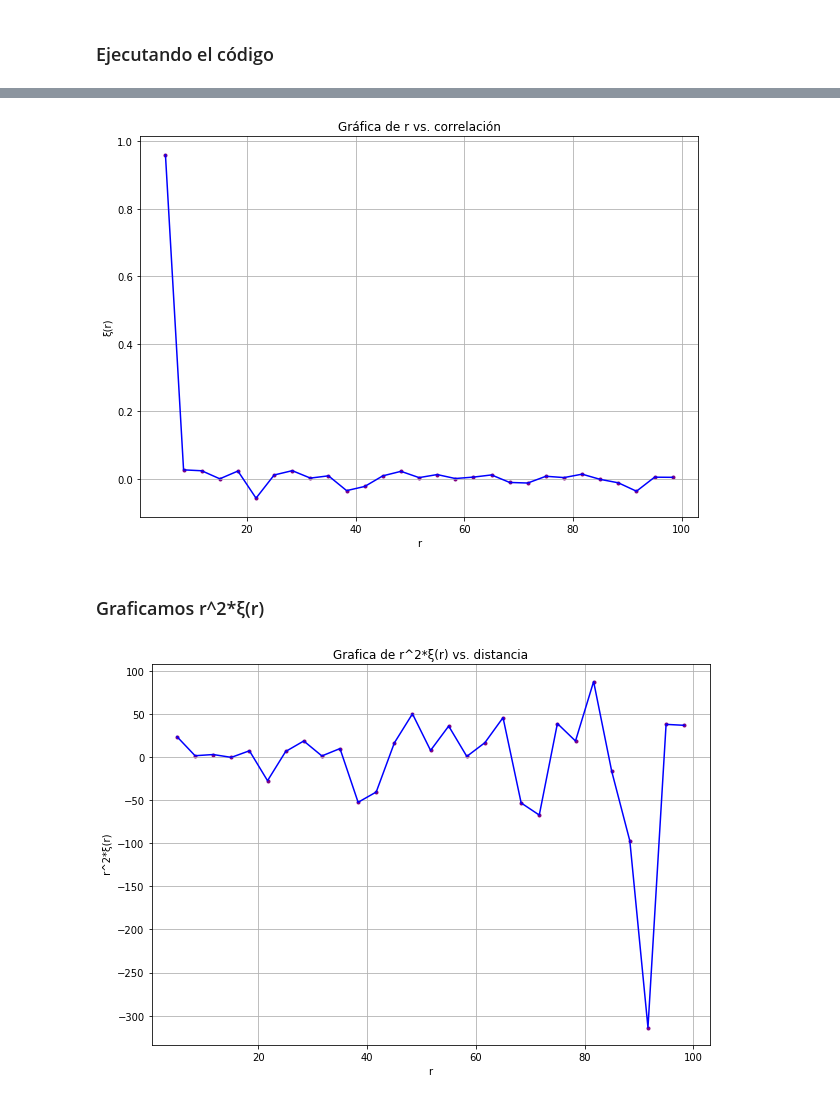
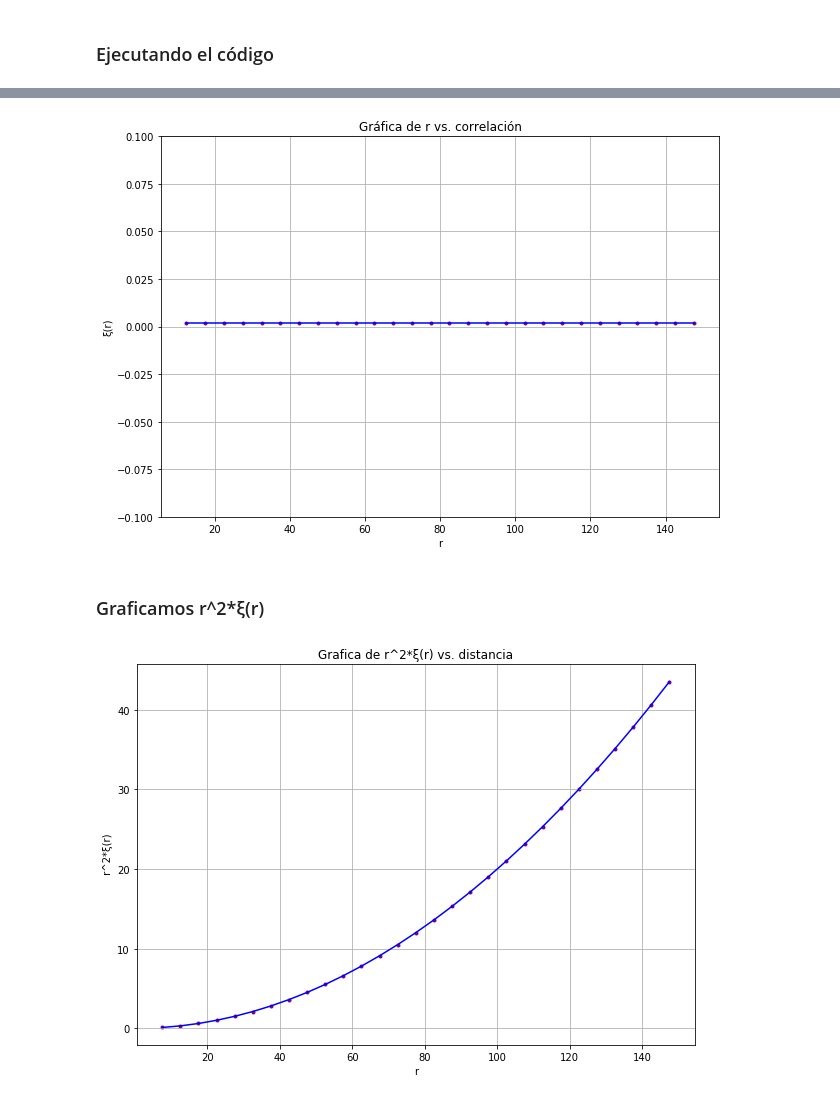
Before and after one commit to DCIDA2019/da2020-BubuDavid, a Jupyter notebook: Semana12/Quarantine 4th class - Busqueda de estructuras de datos puntutales.ipynb, the cells around one changed output, grey strips where cells are left out. Saved outputs shown, nothing was run; the diff lists cells and outputs as text; code cells hidden in the pictures.

```diff
--- a/Semana12/Quarantine 4th class - Busqueda de estructuras de datos puntutales.ipynb
+++ b/Semana12/Quarantine 4th class - Busqueda de estructuras de datos puntutales.ipynb
@@ -43,29 +43,32 @@ def generateCubeRandom(L=1, seed= False, numeroPuntos=5, dimensiones=3):
 # %% [markdown]
 #### Función de correlación
 # %%
-def distanciasPuntos(datos, bins):
+def distanciasPuntos(datos1, bins, datos2=[]):
     '''
-    Descripción: Calcula las distancias entre todos los puntos de un arreglo y los acomoda en un histograma.
+    Descripción: Calcula las distancias entre todos los puntos de dos arreglos por pares y los acomoda en un histograma.
     IN ={
-            datos: Los datos a manejar.
+            datos1 y datos2: Los datos a manejar.
             bins: Una lista con los bins de nuestro histograma.
         }
     OUT: Una lista con la frecuencia de distancias que se encuentran en los rangos de bins.
     '''
     # Transformamos a numpy arreglos para mayor facilidad
-    datos = np.array(datos)
+    datos1 = np.array(datos1)
+    # Checamos si datos2 está vacío
+    if datos2 == []:
+        datos2 = datos1
     # Creamos un histograma vacío.
-    histograma = np.histogram(np.zeros(shape=len(datos)),bins=bins)[0]
+    histograma = np.histogram(np.zeros(shape=len(datos1)),bins=bins)[0]
     # Recorremos punto por punto, sólo hay que recorrer esto una cantidad "datos" veces gracias a numpy
-    for index in datos:
-        aux=np.sum(np.square(datos - index), axis = 1)**(1/2)
+    for dato in datos1:
+        aux=np.sum(np.square(datos2 - dato), axis = 1)**(1/2)
         #aux = list(filter(lambda x: x != 0, np.sum(np.square(datos - index), axis = 1)**(1/2)))
 
         # Vamos creando nuestro histograma
         histograma += np.histogram(aux, bins=bins)[0]
 
     # Regresamos nuestro histograma, recordando que tenemos que dividir los valores entre dos porque se repiten.
-    return histograma / 2
+    return histograma
 # %%
 def funcionCorrelacion(datos, datosRandom, bins, L):
     '''
@@ -90,15 +93,15 @@ def funcionCorrelacion(datos, datosRandom, bins, L):
     f = math.factorial
     numeroParesDatos = f(numeroPuntosDatos)/(2*f(numeroPuntosDatos - 2))
     numeroParesRandom = f(numeroPuntosRandom)/(2*f(numeroPuntosRandom - 2))
-    numeroParesJuntos = f(numeroPuntosJuntos)/(2*f(numeroPuntosJuntos - 2))
+    numeroParesJuntos = numeroPuntosDatos*numeroPuntosRandom
     # Calculamos la separación que debe haber entre cada bin.
     separacionBins = [(Bin)*L/bins for Bin in range(bins+1)]
 
     # Ahora, calcularemos la distancia de cada uno de los puntos en datos, randomDistribution y en ambos en conjunto
     # Y las normalizamos
-    DD = distanciasPuntos(datos, bins=separacionBins) / numeroParesDatos
-    RR = distanciasPuntos(datosRandom, bins=separacionBins) / numeroParesRandom
-    DR = distanciasPuntos(datosJuntos, bins=separacionBins) / numeroParesJuntos
+    DD = distanciasPuntos(datos1=datos, bins=separacionBins) / numeroParesDatos / 2
+    RR = distanciasPuntos(datos1=datosRandom, bins=separacionBins) / numeroParesRandom / 2
+    DR = distanciasPuntos(datos1=datos, datos2=datosRandom, bins=separacionBins) / numeroParesJuntos
     # Este es el valor de la función de correlación
     correlacion = (DD - 2*DR + RR)/RR
     # Creamos nuestras distancias, siendo estas las medias de cada intervalo en nuestros histogramas
@@ -131,7 +134,7 @@ def graphCube(puntos, color="purple"):
 # %% [markdown]
 #### Graficar x,y normal
 # %%
-def graphFunction(x,y, color=["purple","blue"], labels=["x","y"], titulo="", scatter=False, corte=[0,-1]):
+def graphFunction(x,y, color=["purple","blue"], labels=["x","y"], titulo="", scatter=False, corte=[0,-1], limite=[]):
     '''
     Descripción: Función que grafica y con respecto a x
     IN = {
@@ -154,12 +157,12 @@ def graphFunction(x,y, color=["purple","blue"], labels=["x","y"], titulo="", sca
     ax.plot(x[corte[0]:corte[1]], y[corte[0]:corte[1]], color=color[1]) # Graficamos
     ax.set_xlabel(labels[0]) # Asignamos nombres a los labels
     ax.set_ylabel(labels[1]) # Asignamos nombres a los labels
+    if limite != []:
+        plt.ylim(top = max(limite), bottom= min(limite))
     ax.grid() # Con cuadrícula
 # %% [markdown]
 ### Ejecutando el código
 # %%
-cube1=generateCubeRandom(L=100, numeroPuntos=500)
-cube2=generateCubeRandom(L=100, numeroPuntos=500)
+cube1=generateCubeRandom(L=100, numeroPuntos=1000)
 graphCube(puntos=cube1, color="purple")
-graphCube(puntos=cube2, color="red")
 # %% [output]
@@ -168,14 +170,14 @@ graphCube(puntos=cube2, color="red")
 # %%
-aux=funcionCorrelacion(datos=cube1, datosRandom=cube2, L=100, bins=30)
+aux=funcionCorrelacion(datos=cube1, datosRandom=cube1, L=150, bins=30)
 r = aux[0]
 xi = aux[1]
-graphFunction(x=r,y=xi, titulo="Gráfica de r vs. correlación", labels=["r", "ξ(r)"], scatter=True)
+graphFunction(x=r,y=xi, titulo="Gráfica de r vs. correlación", labels=["r", "ξ(r)"], scatter=True, corte=[1,-1], limite=[-0.1, 0.1])
 # %% [output]
-[figure, old version]
+[figure, new version]
 # %% [markdown]
 ### Graficamos r^2*ξ(r)
 # %%
 r2xi=np.array(r)**2 * np.array(xi)
 graphFunction(x=r,y=r2xi,titulo="Grafica de r^2*ξ(r) vs. distancia", labels=["r"," r^2*ξ(r)"], scatter=True)
 # %% [output]
-[figure, old version]
+[figure, new version]
```
Also changed, not shown: parts of 7 cells of this notebook, 2 other files.
